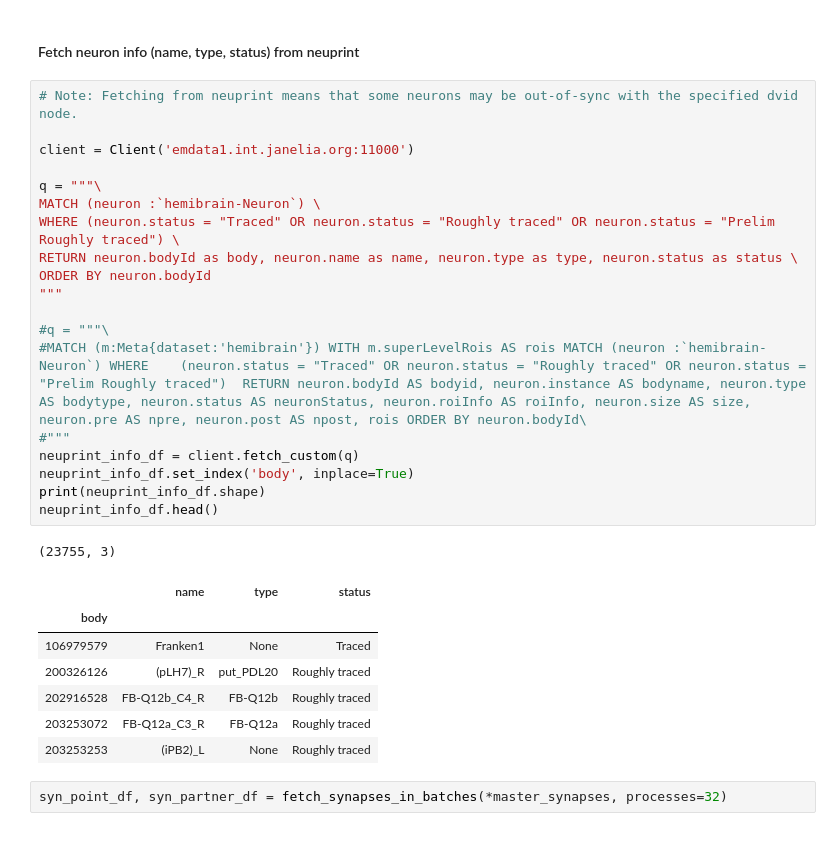
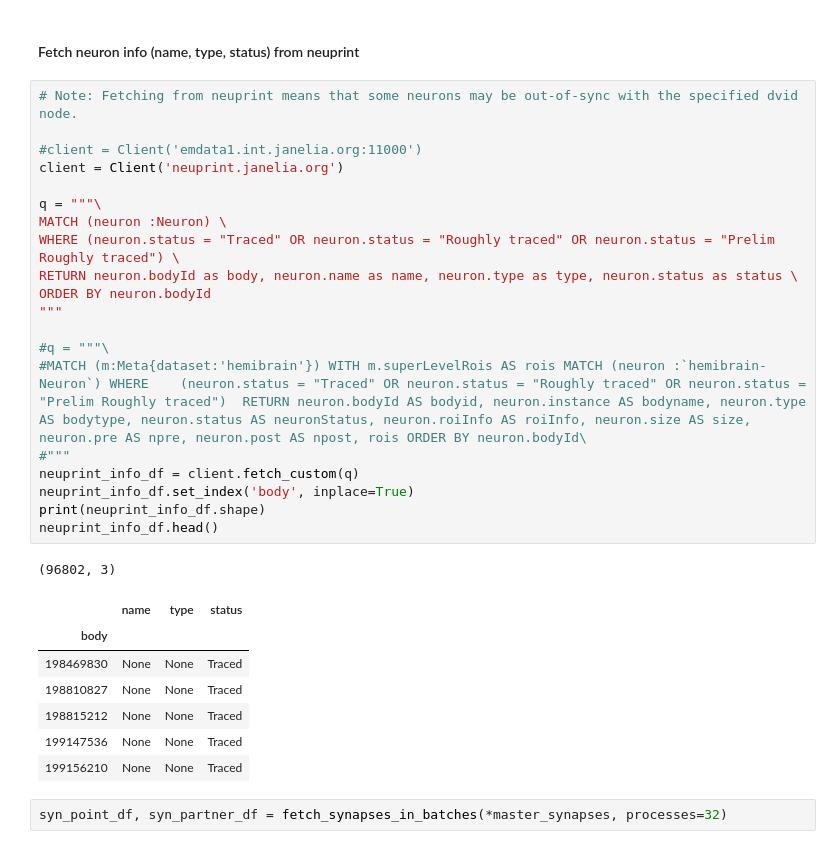
Before and after one commit to stuarteberg/network-clustering, a Jupyter notebook: connectome-inference.ipynb, the cells around one changed output. Cells and saved outputs as stored; diff of their text form.

```diff
--- a/connectome-inference.ipynb
+++ b/connectome-inference.ipynb
@@ -57,31 +60,32 @@ print(master)
 # %%
 # Note: Fetching from neuprint means that some neurons may be out-of-sync with the specified dvid node.
 
-client = Client('emdata1.int.janelia.org:11000')
+#client = Client('emdata1.int.janelia.org:11000')
+client = Client('neuprint.janelia.org')
 
 q = """\
-MATCH (neuron :`hemibrain-Neuron`) \
+MATCH (neuron :Neuron) \
 WHERE (neuron.status = "Traced" OR neuron.status = "Roughly traced" OR neuron.status = "Prelim Roughly traced") \
 RETURN neuron.bodyId as body, neuron.name as name, neuron.type as type, neuron.status as status \
 ORDER BY neuron.bodyId
 """
 
 #q = """\
 #MATCH (m:Meta{dataset:'hemibrain'}) WITH m.superLevelRois AS rois MATCH (neuron :`hemibrain-Neuron`) WHERE    (neuron.status = "Traced" OR neuron.status = "Roughly traced" OR neuron.status = "Prelim Roughly traced")  RETURN neuron.bodyId AS bodyid, neuron.instance AS bodyname, neuron.type AS bodytype, neuron.status AS neuronStatus, neuron.roiInfo AS roiInfo, neuron.size AS size, neuron.pre AS npre, neuron.post AS npost, rois ORDER BY neuron.bodyId\
 #"""
 neuprint_info_df = client.fetch_custom(q)
 neuprint_info_df.set_index('body', inplace=True)
 print(neuprint_info_df.shape)
 neuprint_info_df.head()
 # %% [output]
-(23755, 3)
+(96802, 3)
 |  | name | type | status |
 | body |  |  |  |
-| 106979579 | Franken1 | None | Traced |
-| 200326126 | (pLH7)_R | put_PDL20 | Roughly traced |
-| 202916528 | FB-Q12b_C4_R | FB-Q12b | Roughly traced |
-| 203253072 | FB-Q12a_C3_R | FB-Q12a | Roughly traced |
-| 203253253 | (iPB2)_L | None | Roughly traced |
+| 198469830 | None | None | Traced |
+| 198810827 | None | None | Traced |
+| 198815212 | None | None | Traced |
+| 199147536 | None | None | Traced |
+| 199156210 | None | None | Traced |
 # %%
 syn_point_df, syn_partner_df = fetch_synapses_in_batches(*master_synapses, processes=32)
 # %%
```
Also changed, not shown: parts of 18 cells of this notebook.
